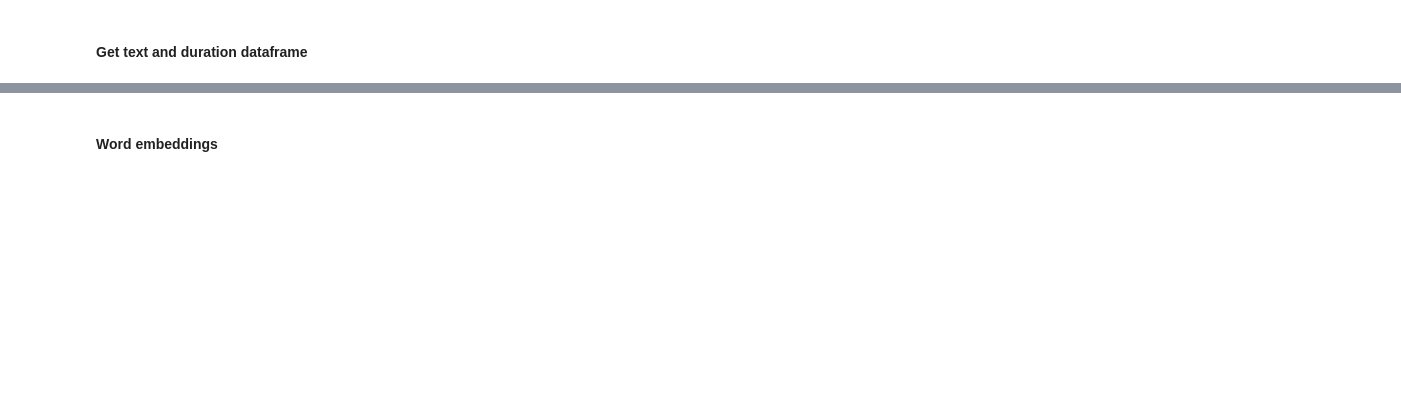
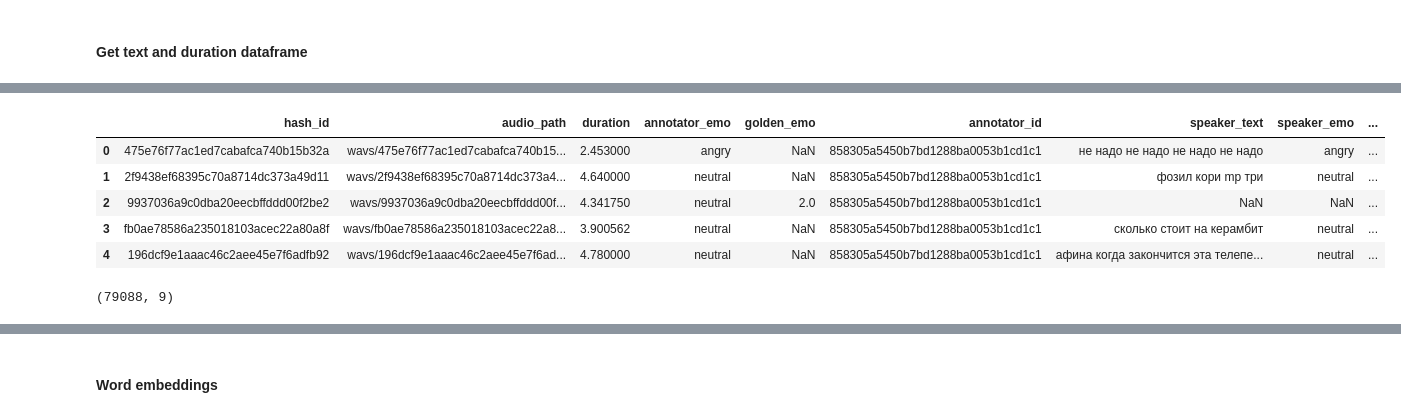
Before and after one commit to Kislv/MastersDegreeProject, a Jupyter notebook: test_hypotheses.ipynb, the cells around one changed output, grey strips where cells are left out. Drawn from its saved outputs; the diff is of its cells as text; code cells hidden in the pictures; blank space fills up the shorter version.

```diff
--- a/test_hypotheses.ipynb
+++ b/test_hypotheses.ipynb
@@ -43,0 +77,15 @@ duration_text.shape
+# %%
+raw_crowd_train = pd.read_csv(DUSHA_CROWD_TRAIN_FILE_PATH, sep='\t')
+raw_crowd_train.head()
+# %% [output]
+|  | hash_id | audio_path | duration | annotator_emo | golden_emo | annotator_id | speaker_text | speaker_emo | ... |
+| 0 | 475e76f77ac1ed7cabafca740b15b32a | wavs/475e76f77ac1ed7cabafca740b15... | 2.453000 | angry | NaN | 858305a5450b7bd1288ba0053b1cd1c1 | не надо не надо не надо не надо | angry | ... |
+| 1 | 2f9438ef68395c70a8714dc373a49d11 | wavs/2f9438ef68395c70a8714dc373a4... | 4.640000 | neutral | NaN | 858305a5450b7bd1288ba0053b1cd1c1 | фозил кори mp три | neutral | ... |
+| 2 | 9937036a9c0dba20eecbffddd00f2be2 | wavs/9937036a9c0dba20eecbffddd00f... | 4.341750 | neutral | 2.0 | 858305a5450b7bd1288ba0053b1cd1c1 | NaN | NaN | ... |
+| 3 | fb0ae78586a235018103acec22a80a8f | wavs/fb0ae78586a235018103acec22a8... | 3.900562 | neutral | NaN | 858305a5450b7bd1288ba0053b1cd1c1 | сколько стоит на керамбит | neutral | ... |
+| 4 | 196dcf9e1aaac46c2aee45e7f6adfb92 | wavs/196dcf9e1aaac46c2aee45e7f6ad... | 4.780000 | neutral | NaN | 858305a5450b7bd1288ba0053b1cd1c1 | афина когда закончится эта телепе... | neutral | ... |
+# %%
+# DUSHA_TEST_PATH
+raw_crowd_test.shape
+# %% [output]
+(79088, 9)
```
Also changed, not shown: parts of 74 cells of this notebook, 2 other files.
